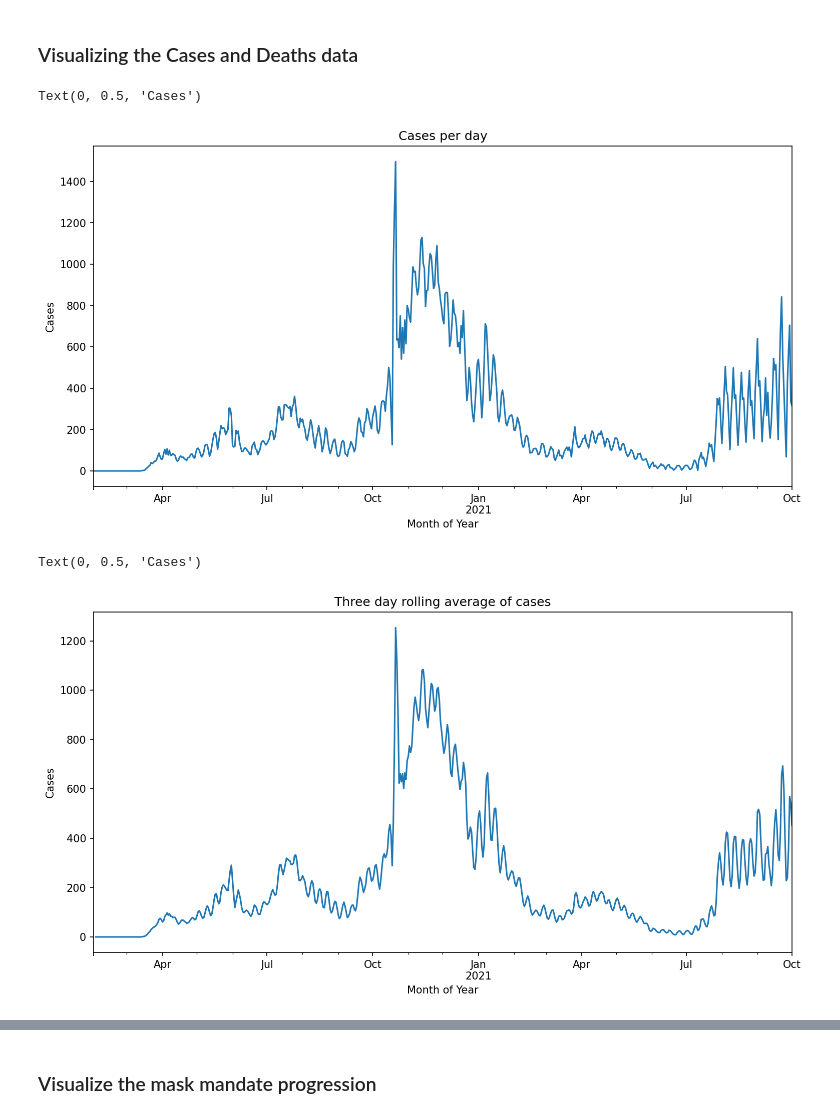
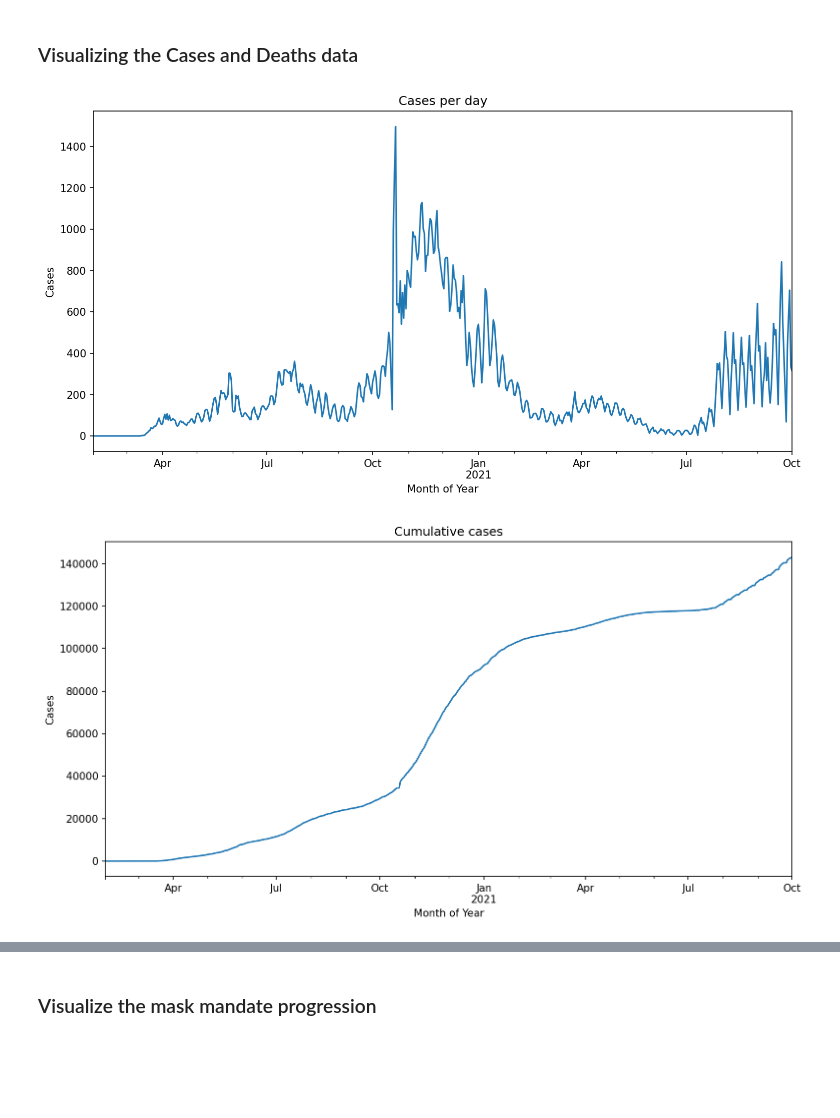
Before and after one commit to TharunKumarReddy5/data-512-project-common-analysis, a Jupyter notebook: Tharun DATA 512 Project Part 1.ipynb, the cells around one changed output, grey strips where cells are left out. Drawn from its saved outputs; the diff is of its cells as text; code cells hidden in the pictures; blank space fills up the shorter version.

```diff
--- a/Tharun DATA 512 Project Part 1.ipynb
+++ b/Tharun DATA 512 Project Part 1.ipynb
@@ -37,5 +27,6 @@ import ruptures
 # %%
-raw_us_cases = pd.read_csv("/content/drive/MyDrive/MS Admission/Washington/Human Centered Design/Project/archive/RAW_us_confirmed_cases.csv")
-raw_us_deaths = pd.read_csv("/content/drive/MyDrive/MS Admission/Washington/Human Centered Design/Project/archive/RAW_us_deaths.csv")
-mask_use_by_county = pd.read_csv("/content/drive/MyDrive/MS Admission/Washington/Human Centered Design/Project/archive/mask-use-by-county.csv")
-mask_mandates_april_2020_aug_2021 = pd.read_csv("/content/drive/MyDrive/MS Admission/Washington/Human Centered Design/Project/archive/U.S._State_and_Territorial_Public_Mask_Mandates_From_April_10__2020_through_August_15__2021_by_County_by_Day.csv")
+raw_us_cases = pd.read_csv("/content/drive/MyDrive/MS Admission/Washington/GitHub/DataScienceProjects/data-512-project-common-analysis/data/RAW_us_confirmed_cases.csv")
+raw_us_deaths = pd.read_csv("/content/drive/MyDrive/MS Admission/Washington/GitHub/DataScienceProjects/data-512-project-common-analysis/data/RAW_us_deaths.csv")
+mask_use_by_county = pd.read_csv("/content/drive/MyDrive/MS Admission/Washington/GitHub/DataScienceProjects/data-512-project-common-analysis/data/mask-use-by-county.csv")
+#mask_mandates_april_2020_aug_2021 = pd.read_csv("/content/drive/MyDrive/MS Admission/Washington/Human Centered Design/Project/archive/U.S._State_and_Territorial_Public_Mask_Mandates_From_April_10__2020_through_August_15__2021_by_County_by_Day.csv")
+mask_mandates_april_2020_aug_2021 = pd.read_csv("/content/drive/MyDrive/MS Admission/Washington/GitHub/DataScienceProjects/data-512-project-common-analysis/data/mask-mandate-milwaukee.csv")
@@ -180,15 +138,19 @@ df_main['cases'].plot()
 plt.title('Cases per day')
 plt.xlabel('Month of Year')
 plt.ylabel('Cases')
+
+# Save the plot as a png file
+plt.savefig('/content/drive/MyDrive/MS Admission/Washington/GitHub/DataScienceProjects/data-512-project-common-analysis/plots/EDA/cases_per_day.png')
 # %% [output]
-Text(0, 0.5, 'Cases')
 [figure]
 # %%
 plt.figure(figsize=(12, 6), dpi=150)
-df_main['cases'].rolling(3).mean().plot()
-plt.title('Three day rolling average of cases')
+df_main['cum_cases'].plot()
+plt.title('Cumulative cases')
 plt.xlabel('Month of Year')
 plt.ylabel('Cases')
+
+# Save the plot as a png file
+plt.savefig('/content/drive/MyDrive/MS Admission/Washington/GitHub/DataScienceProjects/data-512-project-common-analysis/plots/EDA/cumulative_cases.png')
 # %% [output]
-Text(0, 0.5, 'Cases')
-[figure, old version]
+[figure, new version]
```
Also changed, not shown: parts of 23 cells of this notebook, 11 other files.
